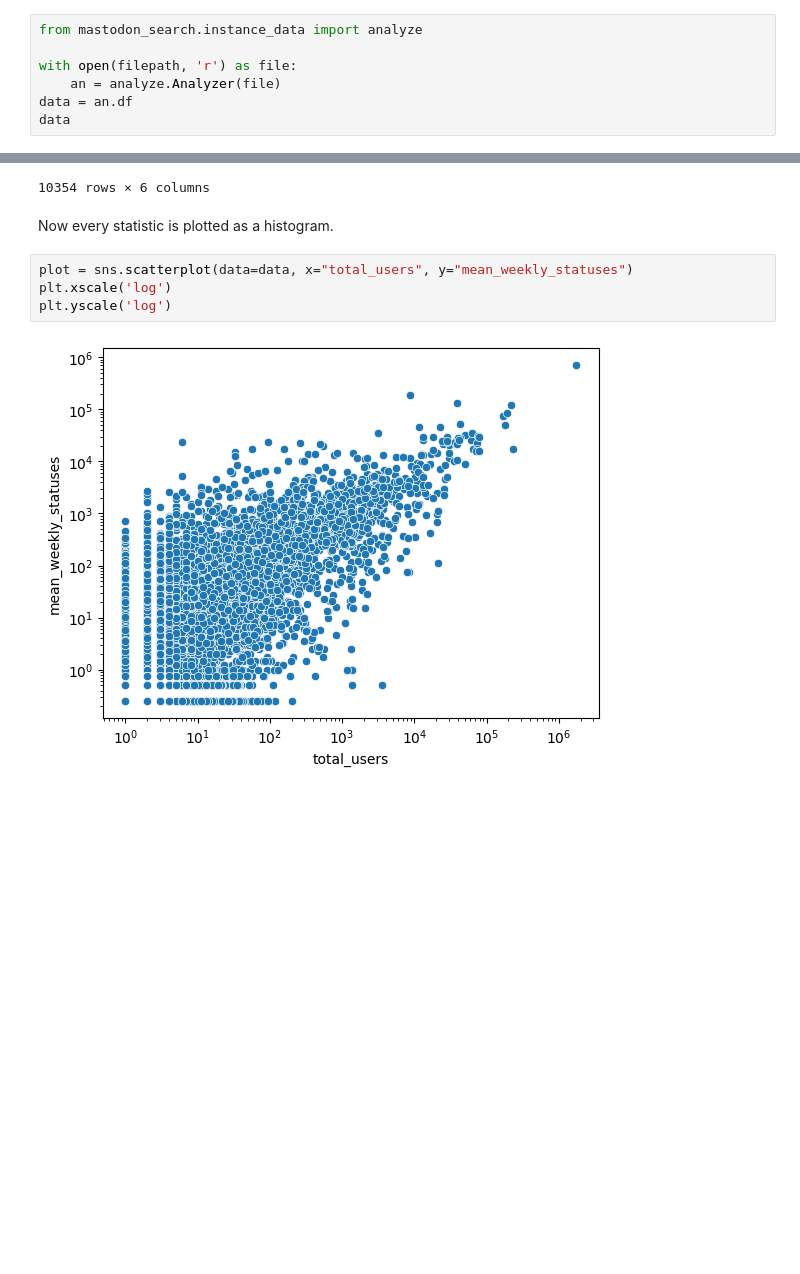
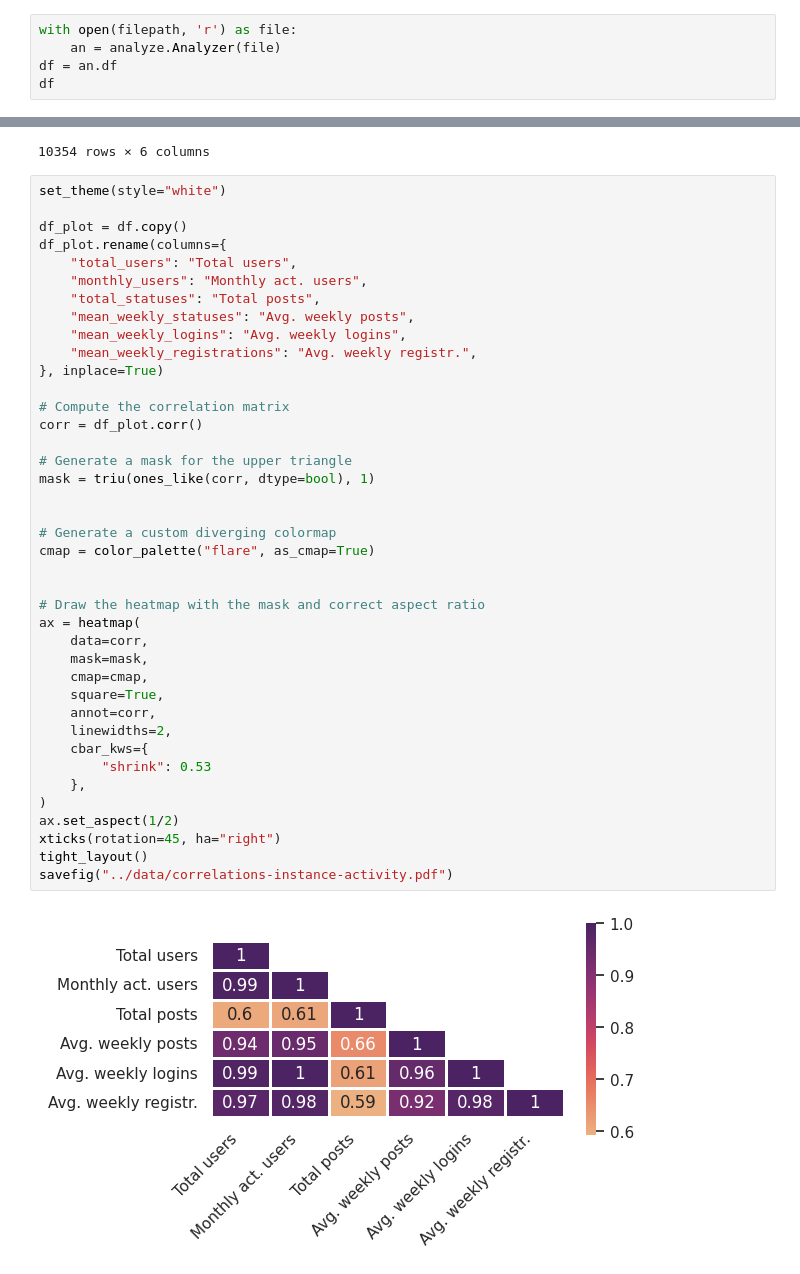
Before and after one commit to webis-de/mastodon-search, a Jupyter notebook: notebooks/mastodon-instance-statistics-correlation.ipynb, the cells around one changed output, grey strips where cells are left out. Cells and saved outputs as stored; diff of their text form; blank space fills up the shorter version.

```diff
--- a/notebooks/mastodon-instance-statistics-correlation.ipynb
+++ b/notebooks/mastodon-instance-statistics-correlation.ipynb
@@ -8,12 +10,10 @@ import seaborn as sns
 # %%
 filepath='../data/instance_data.jsonl'
 # %%
-from mastodon_search.instance_data import analyze
-
 with open(filepath, 'r') as file:
     an = analyze.Analyzer(file)
-data = an.df
-data
+df = an.df
+df
 # %% [output]
 Number of fediverse instances in input file: 22178
 Removed for (partially) no data: 11822
@@ -34,11 +34,45 @@ Remaining: 10354
 | zx81.social | 1 | 1 | 531 | 3.50 | 1.00 | ... |
 | zyl.se | 1 | 1 | 2 | 0.00 | 0.75 | ... |
 10354 rows × 6 columns
-# %% [markdown]
-Now every statistic is plotted as a histogram.
 # %%
-plot = sns.scatterplot(data=data, x="total_users", y="mean_weekly_statuses")
-plt.xscale('log')
-plt.yscale('log')
+set_theme(style="white")
+
+df_plot = df.copy()
+df_plot.rename(columns={
+    "total_users": "Total users",
+    "monthly_users": "Monthly act. users",
+    "total_statuses": "Total posts",
+    "mean_weekly_statuses": "Avg. weekly posts",
+    "mean_weekly_logins": "Avg. weekly logins",
+    "mean_weekly_registrations": "Avg. weekly registr.",
+}, inplace=True)
+
+# Compute the correlation matrix
+corr = df_plot.corr()
+
+# Generate a mask for the upper triangle
+mask = triu(ones_like(corr, dtype=bool), 1)
+
+
+# Generate a custom diverging colormap
+cmap = color_palette("flare", as_cmap=True)
+
+
+# Draw the heatmap with the mask and correct aspect ratio
+ax = heatmap(
+    data=corr,
+    mask=mask,
+    cmap=cmap,
+    square=True,
+    annot=corr,
+    linewidths=2,
+    cbar_kws={
+        "shrink": 0.53
+    },
+)
+ax.set_aspect(1/2)
+xticks(rotation=45, ha="right")
+tight_layout()
+savefig("../data/correlations-instance-activity.pdf")
 # %% [output]
-[figure, old version]
+[figure, new version]
```
Also changed, not shown: parts of 1 cell of this notebook, 1 other file.
